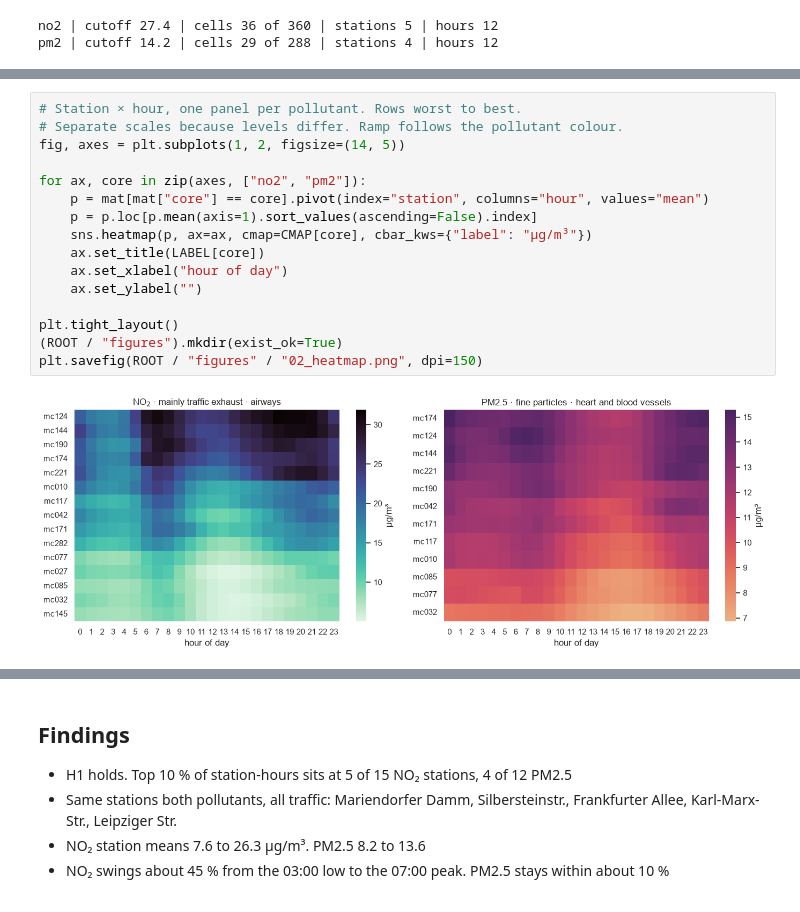
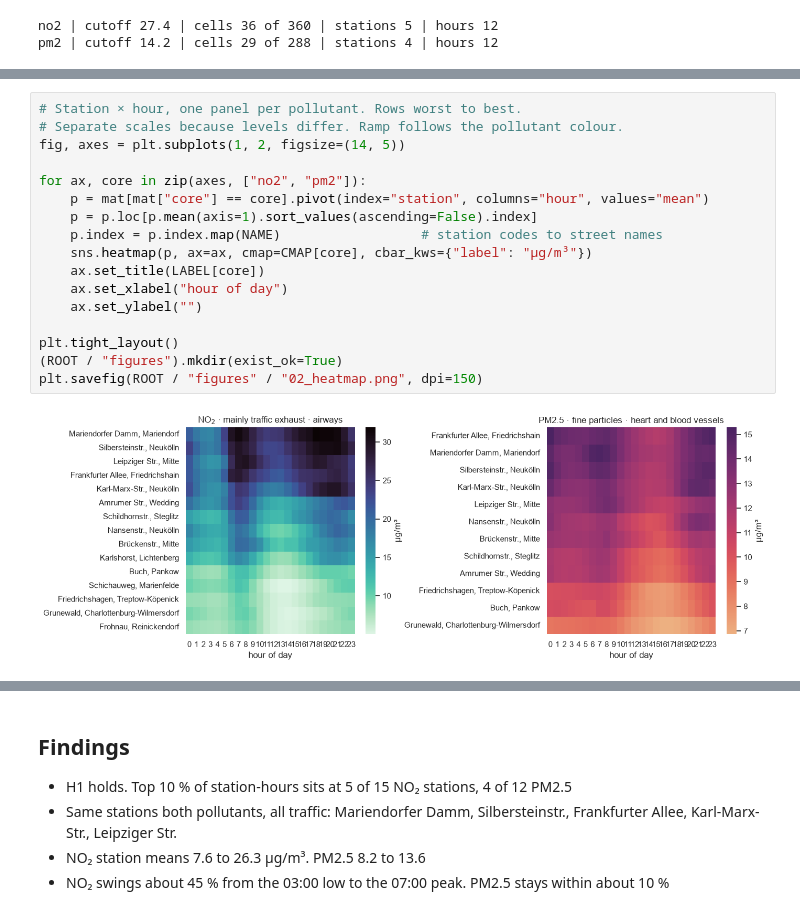
Before and after one commit to petrakuhnle/Air_Quality_Project, a Jupyter notebook: notebooks/02_peak_hours.ipynb, the cells around one changed output, grey strips where cells are left out. Cells and saved outputs as stored; diff of their text form.

```diff
--- a/notebooks/02_peak_hours.ipynb
+++ b/notebooks/02_peak_hours.ipynb
@@ -156,18 +156,19 @@ Name: value, dtype: float64
 # %%
 # Station × hour, one panel per pollutant. Rows worst to best.
 # Separate scales because levels differ. Ramp follows the pollutant colour.
 fig, axes = plt.subplots(1, 2, figsize=(14, 5))
 
 for ax, core in zip(axes, ["no2", "pm2"]):
     p = mat[mat["core"] == core].pivot(index="station", columns="hour", values="mean")
     p = p.loc[p.mean(axis=1).sort_values(ascending=False).index]
+    p.index = p.index.map(NAME)                  # station codes to street names
     sns.heatmap(p, ax=ax, cmap=CMAP[core], cbar_kws={"label": "µg/m³"})
     ax.set_title(LABEL[core])
     ax.set_xlabel("hour of day")
     ax.set_ylabel("")
 
 plt.tight_layout()
 (ROOT / "figures").mkdir(exist_ok=True)
 plt.savefig(ROOT / "figures" / "02_heatmap.png", dpi=150)
 # %% [output]
-[figure, old version]
+[figure, new version]
```
Also changed, not shown: parts of 8 cells of this notebook, 6 other files.
